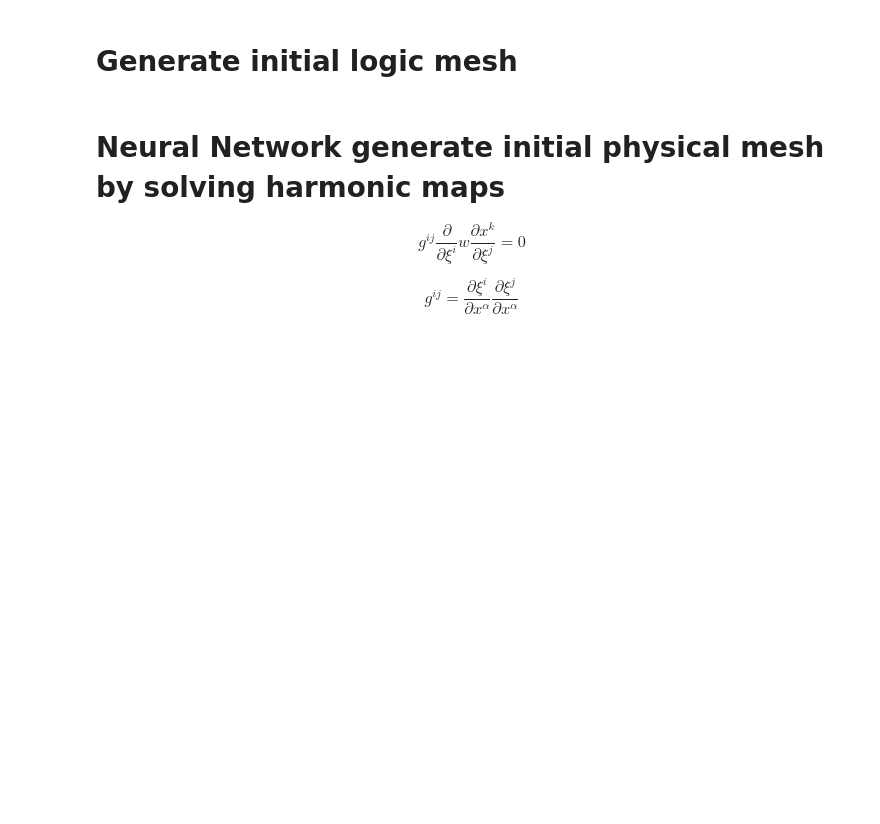
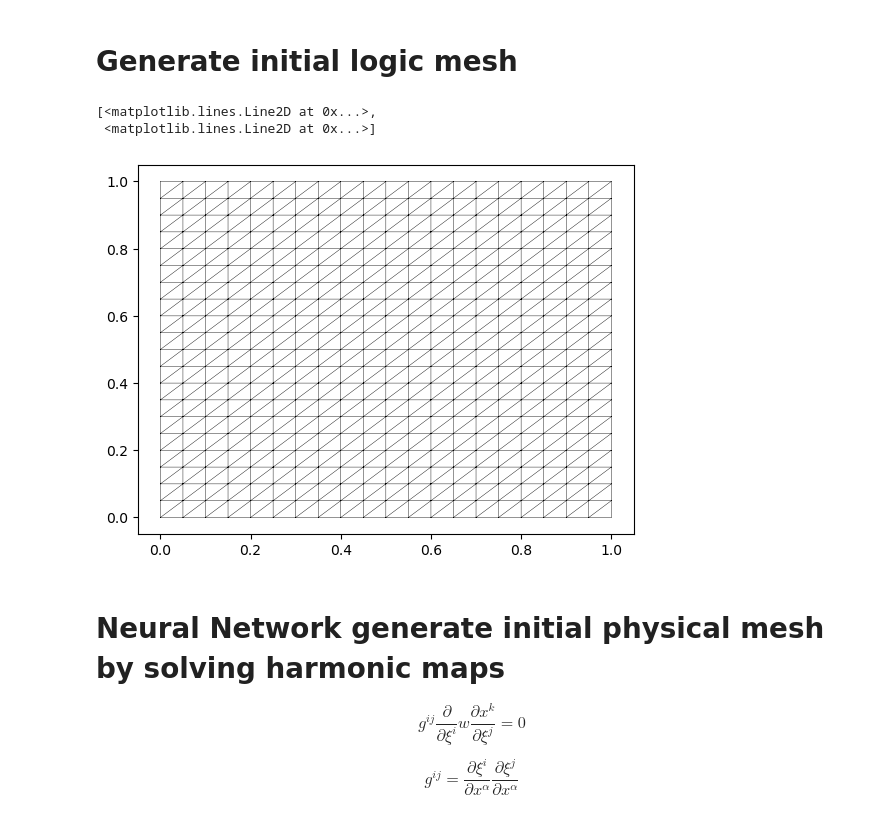
Before and after one commit to GenieYoung/MMPDE, a Jupyter notebook: py_src/example_3.ipynb, the cells around one changed output. Drawn from its saved outputs; the diff is of its cells as text; code cells hidden in the pictures; blank space fills up the shorter version.

```diff
--- a/py_src/example_3.ipynb
+++ b/py_src/example_3.ipynb
@@ -153,19 +159,26 @@ class FCN1(nn.Module):
 # %% [markdown]
 # Generate initial logic mesh
 # %%
-xi_0 = FCN1(layers).to(device)
-optimizer = torch.optim.Adam(xi_0.parameters(),lr=lr,amsgrad=False)
+# xi_0 = FCN1(layers).to(device)
+# optimizer = torch.optim.Adam(xi_0.parameters(),lr=lr,amsgrad=False)
 
-for i in range(steps):
-    loss = xi_0.loss(left_V,right_V,bottom_V,top_V,PDE_V)
-    optimizer.zero_grad()
-    loss.backward()
-    optimizer.step()
-    print(i,loss.detach().cpu().numpy())
+# for i in range(steps):
+#     loss = xi_0.loss(left_V,right_V,bottom_V,top_V,PDE_V)
+#     optimizer.zero_grad()
+#     loss.backward()
+#     optimizer.step()
+#     print(i,loss.detach().cpu().numpy())
 
-V_xi_0 = xi_0(V)
-V_xi_0_cpu = xi_0(V).detach().cpu()
-plt.triplot(V_xi_0_cpu[:,0],V_xi_0_cpu[:,1],tris.detach().cpu(),'k-',linewidth=0.3)
+# V_xi_0 = xi_0(V)
+# V_xi_0_cpu = xi_0(V).detach().cpu()
+# plt.triplot(V_xi_0_cpu[:,0],V_xi_0_cpu[:,1],tris.detach().cpu(),'k-',linewidth=0.3)
+
+V_xi_0 = V.clone()
+plt.triplot(V_xi_0.detach().cpu()[:,0],V_xi_0.detach().cpu()[:,1],tris.detach().cpu(),'k-',linewidth=0.3)
+# %% [output]
+[<matplotlib.lines.Line2D at 0x...>,
+ <matplotlib.lines.Line2D at 0x...>]
+[figure, added]
 # %% [markdown]
 # Neural Network generate initial physical mesh by solving harmonic maps
 
```
Also changed, not shown: parts of 6 cells of this notebook.
